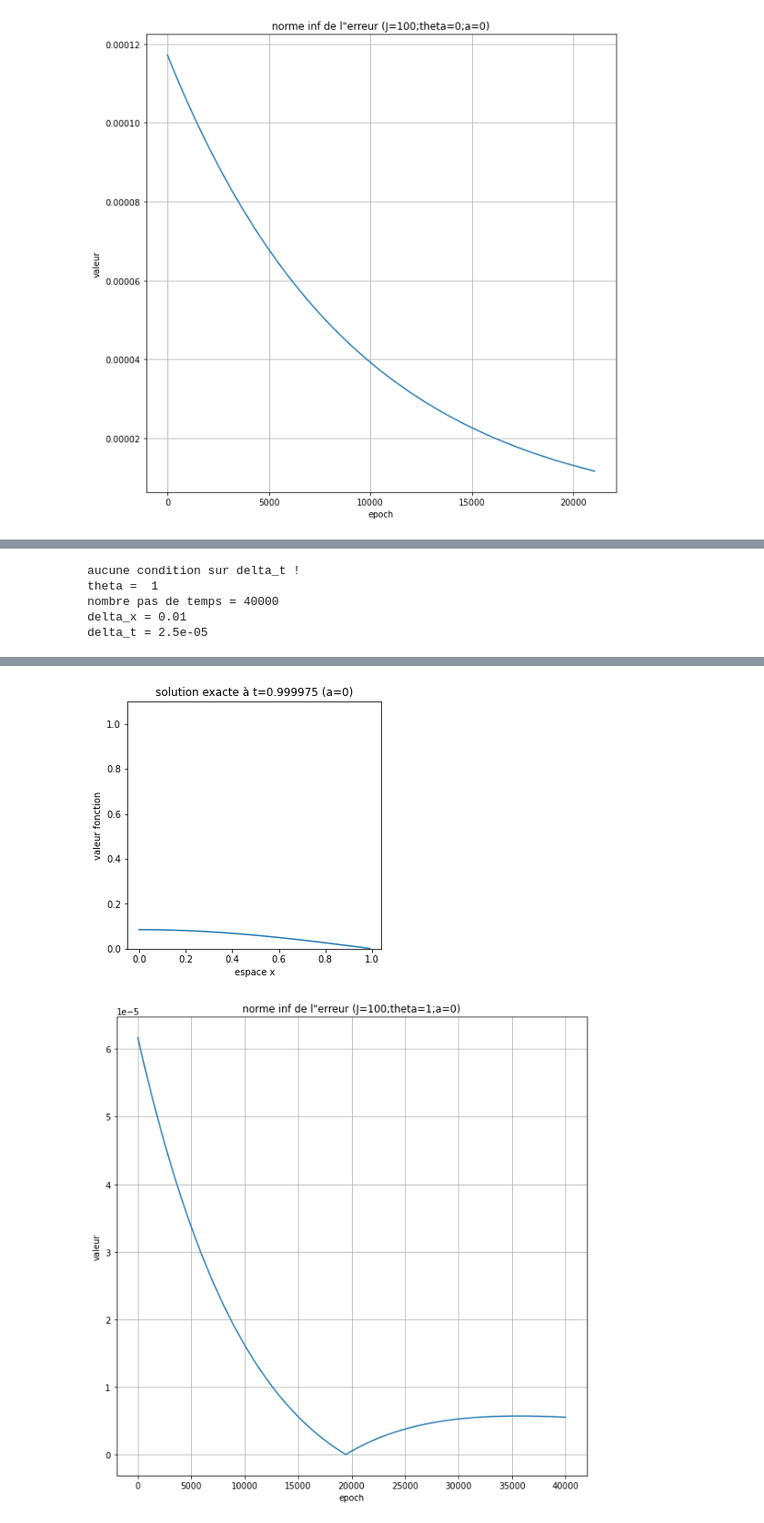
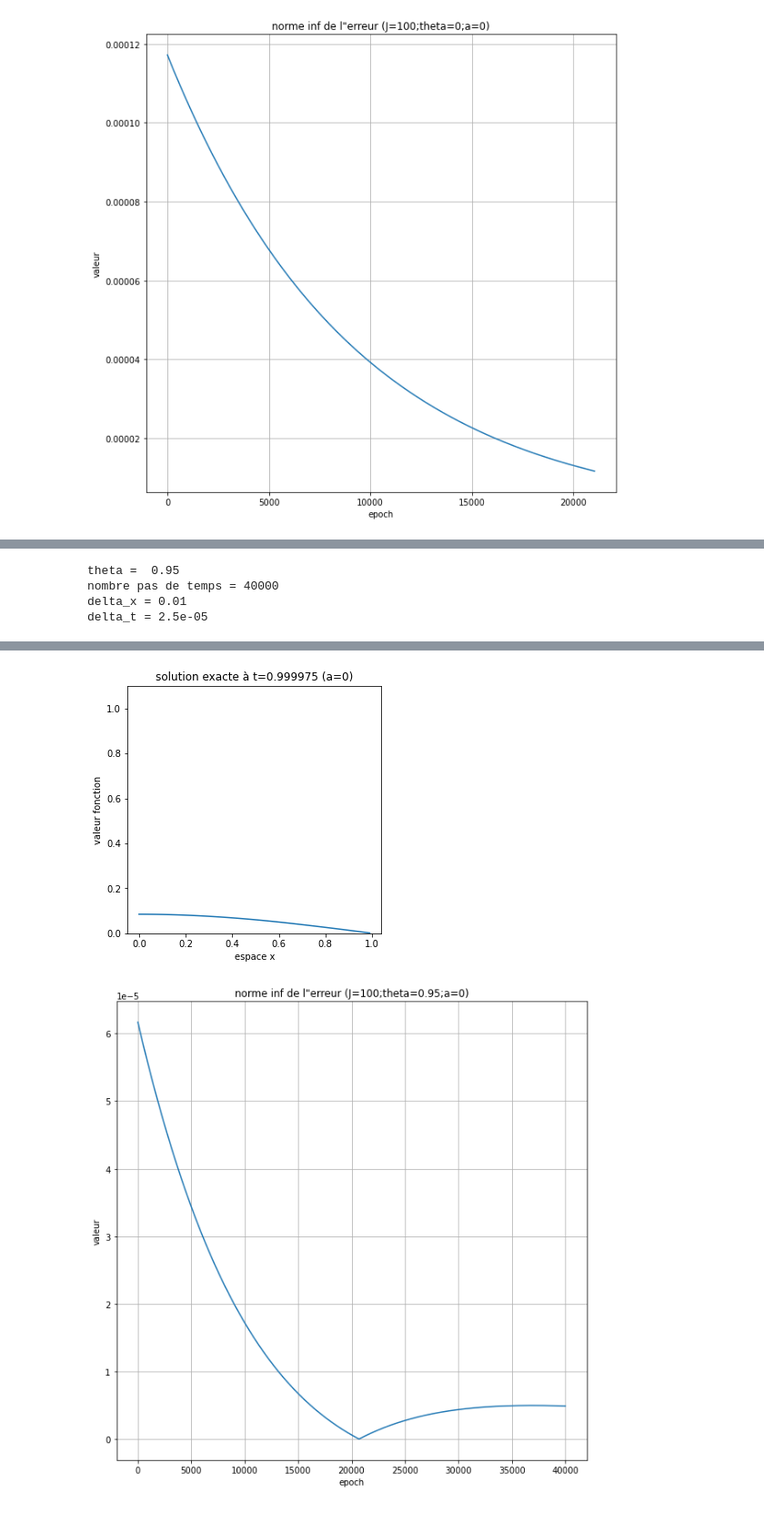
Before and after one commit to BenjaminDeporte/TP1_calcul_scientifique, a Jupyter notebook: NB_TP1_CS.ipynb, the cells around one changed output, grey strips where cells are left out. Shown: that part at 91% size. Saved outputs shown, nothing was run; the diff lists cells and outputs as text; code cells hidden in the pictures.

```diff
--- a/NB_TP1_CS.ipynb
+++ b/NB_TP1_CS.ipynb
@@ -147,14 +147,14 @@ def run_theta_schema(J=100,T=1.0,a=0,theta=0.0):
     print('delta_t =', delta_t)
     matA = calcul_matA(J,a)
     I = np.diagflat(np.full((1,J),1)) # matrice identité JxJ
-    inv_mat_U_nplusun = inv(1/delta_t * I + theta * matA)
+    mat_U_nplusun = (1/delta_t * I + theta * matA)
     mat_Un = 1/delta_t * I - (1-theta) * matA
     Un = calcul_vectU_init(J)  # vecteur U à t=0
     err_over_time = []
 
     for t in range(0,N):
         # print('instant t=',t/N)
-        U_nplusun = np.copy(next_step(Un,inv_mat_U_nplusun,mat_Un,theta))
+        U_nplusun = np.linalg.solve(mat_U_nplusun,np.matmul(mat_Un,Un))
         nb_aff = 3  # nombre de courbes intérmédiaires que l'on veut afficher
         inter_aff = int(N/nb_aff)  # intervalle entre les affichages des courbes
         if t%inter_aff==0:
@@ -211,19 +210,18 @@ delta_t = 2.5e-05
 [figure]
 [figure]
 # %%
-run_theta_schema(J=100,T=1.0,a=0,theta=1)
+run_theta_schema(J=100,T=1.0,a=0,theta=0.95)
 # %% [output]
-aucune condition sur delta_t !
-theta =  1
+theta =  0.95
 nombre pas de temps = 40000
 delta_x = 0.01
 delta_t = 2.5e-05
 [figure]
 [figure]
 [figure]
 [figure]
 [figure]
 [figure]
 [figure]
 [figure]
-[figure, old version]
+[figure, new version]
```
Also changed, not shown: parts of 30 cells of this notebook.
